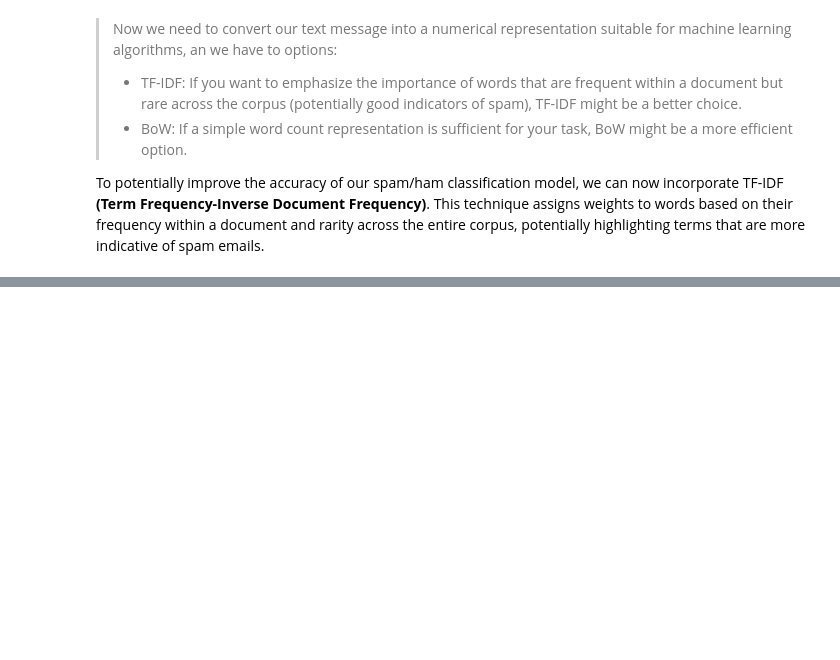
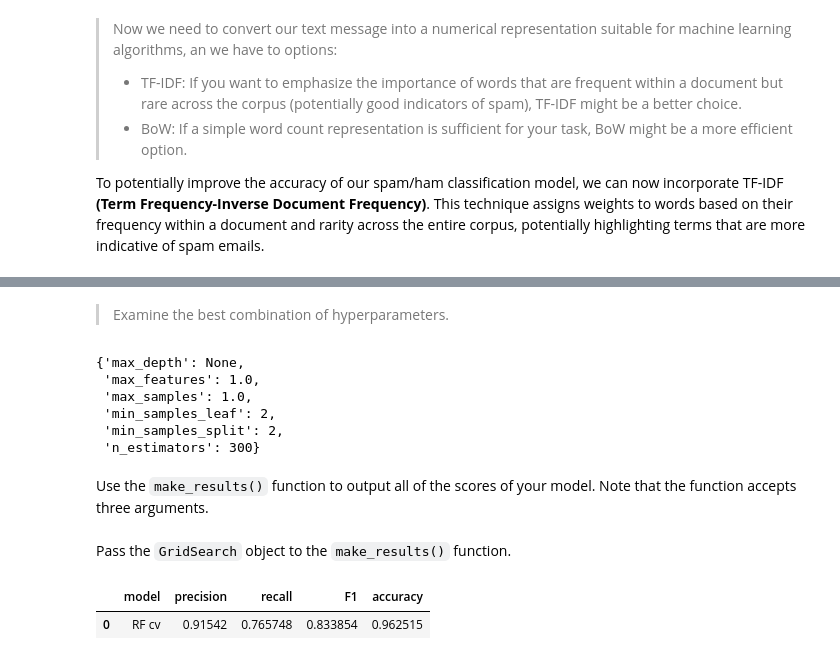
Before and after one commit to CarlosMEbratt/Spam-detection, a Jupyter notebook: main.ipynb, the cells around one changed output, grey strips where cells are left out. Drawn from its saved outputs; the diff is of its cells as text; code cells hidden in the pictures; blank space fills up the shorter version.

```diff
--- a/main.ipynb
+++ b/main.ipynb
@@ -421,0 +511,63 @@ X = X.toarray()
+# %% [markdown]
+> Examine the best combination of hyperparameters.
+# %%
+# Examine best hyperparameter combo
+rf_cv.best_params_
+# %% [output]
+{'max_depth': None,
+ 'max_features': 1.0,
+ 'max_samples': 1.0,
+ 'min_samples_leaf': 2,
+ 'min_samples_split': 2,
+ 'n_estimators': 300}
+# %% [markdown]
+Use the `make_results()` function to output all of the scores of your model. Note that the function accepts three arguments.
+# %%
+def make_results(model_name:str, model_object, metric:str):
+    '''
+    Arguments:
+        model_name (string): what you want the model to be called in the output table
+        model_object: a fit GridSearchCV object
+        metric (string): precision, recall, f1, or accuracy
+
+    Returns a pandas df with the F1, recall, precision, and accuracy scores
+    for the model with the best mean 'metric' score across all validation folds.
+    '''
+
+    # Create dictionary that maps input metric to actual metric name in GridSearchCV
+    metric_dict = {'precision': 'mean_test_precision',
+                   'recall': 'mean_test_recall',
+                   'f1': 'mean_test_f1',
+                   'accuracy': 'mean_test_accuracy',
+                   }
+
+    # Get all the results from the CV and put them in a df
+    cv_results = pd.DataFrame(model_object.cv_results_)
+
+    # Isolate the row of the df with the max(metric) score
+    best_estimator_results = cv_results.iloc[cv_results[metric_dict[metric]].idxmax(), :]
+
+    # Extract accuracy, precision, recall, and f1 score from that row
+    f1 = best_estimator_results.mean_test_f1
+    recall = best_estimator_results.mean_test_recall
+    precision = best_estimator_results.mean_test_precision
+    accuracy = best_estimator_results.mean_test_accuracy
+
+    # Create table of results
+    table = pd.DataFrame({'model': [model_name],
+                          'precision': [precision],
+                          'recall': [recall],
+                          'F1': [f1],
+                          'accuracy': [accuracy],
+                          },
+                         )
+
+    return table
+# %% [markdown]
+Pass the `GridSearch` object to the `make_results()` function.
+# %%
+results = make_results('RF cv', rf_cv, 'recall')
+results
+# %% [output]
+|  | model | precision | recall | F1 | accuracy |
+| 0 | RF cv | 0.91542 | 0.765748 | 0.833854 | 0.962515 |
```
Also changed, not shown: parts of 36 cells of this notebook.
